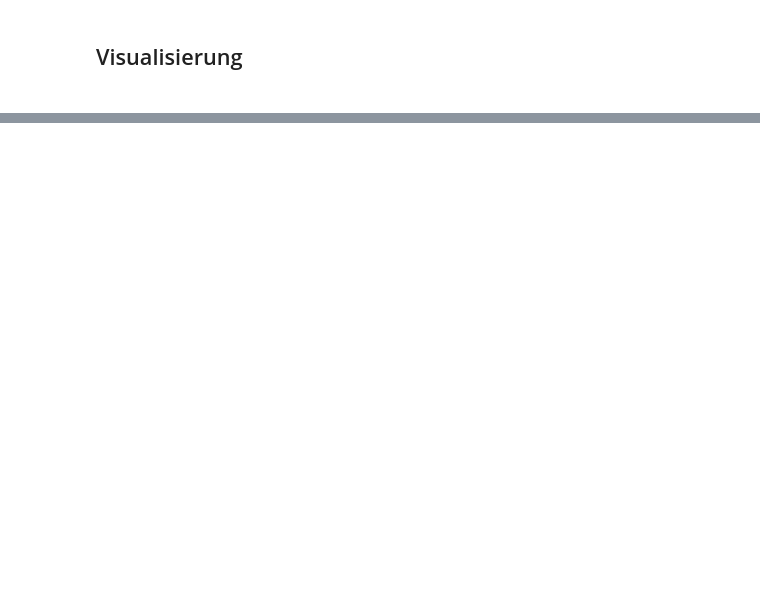
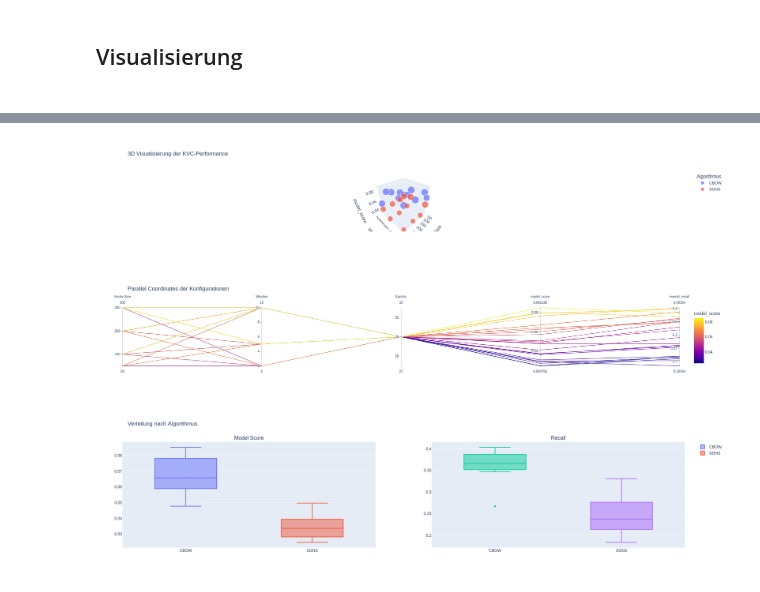
Before and after one commit to QuiriniusvonBayern/DepOp-Seminar, a Jupyter notebook: data_persistent/Formating-Cross.ipynb, the cells around one changed output, grey strips where cells are left out. Drawn from its saved outputs; the diff is of its cells as text; code cells hidden in the pictures; blank space fills up the shorter version.

```diff
--- a/data_persistent/Formating-Cross.ipynb
+++ b/data_persistent/Formating-Cross.ipynb
@@ -97,0 +368,40 @@ Finished for Seed:  42
+# %%
+import plotly.express as px
+import plotly.graph_objects as go
+from plotly.subplots import make_subplots
+
+def create_interactive_dashboard(df):
+    # 3D Scatter Plot
+    fig = px.scatter_3d(df, x='Vector Size', y='Window', z='model_score',
+                       color='Algorithmus', size='overall_recall',
+                       hover_data=['Epochs', 'Negative Sampling', 'total_found_values'],
+                       title='3D Visualisierung der KVC-Performance')
+    fig.show()
+
+    # Parallel Coordinates für Parameter
+    fig = px.parallel_coordinates(df,
+                                 dimensions=['Vector Size', 'Window', 'Epochs',
+                                           'model_score', 'overall_recall'],
+                                 color='model_score',
+                                 title='Parallel Coordinates der Konfigurationen')
+    fig.show()
+
+    # Boxplots nach Algorithmus
+    fig = make_subplots(rows=1, cols=2, subplot_titles=('Model Score', 'Recall'))
+
+    for i, metric in enumerate(['model_score', 'overall_recall']):
+        for algo in df['Algorithmus'].unique():
+            subset = df[df['Algorithmus'] == algo][metric]
+            fig.add_trace(
+                go.Box(y=subset, name=algo, showlegend=(i==0)),
+                row=1, col=i+1
+            )
+
+    fig.update_layout(height=500, title_text="Verteilung nach Algorithmus")
+    fig.show()
+
+create_interactive_dashboard(df)
+# %% [output]
+[figure, added]
+[figure, added]
+[figure, added]
```
Also changed, not shown: parts of 8 cells of this notebook, 8 other files.
